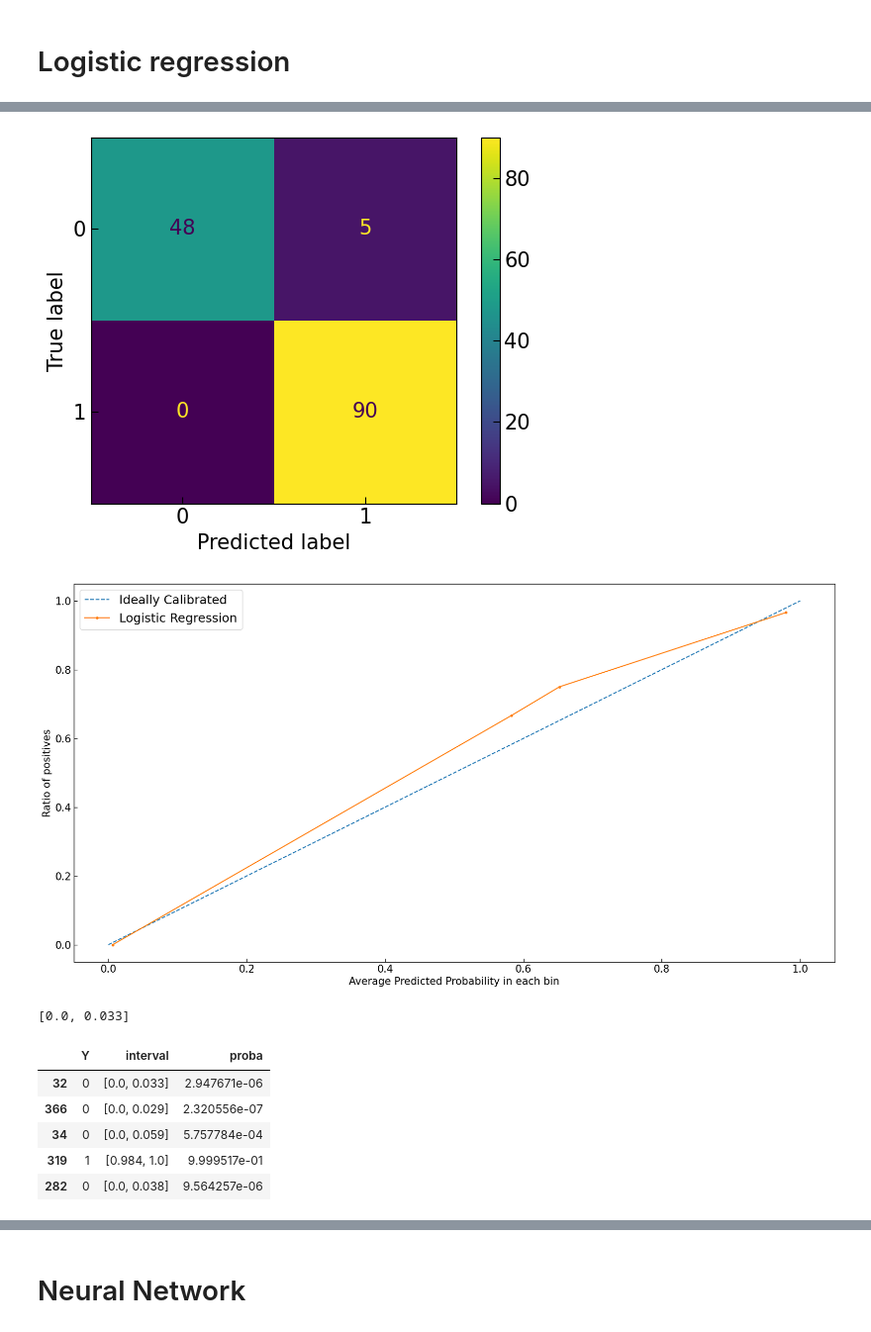
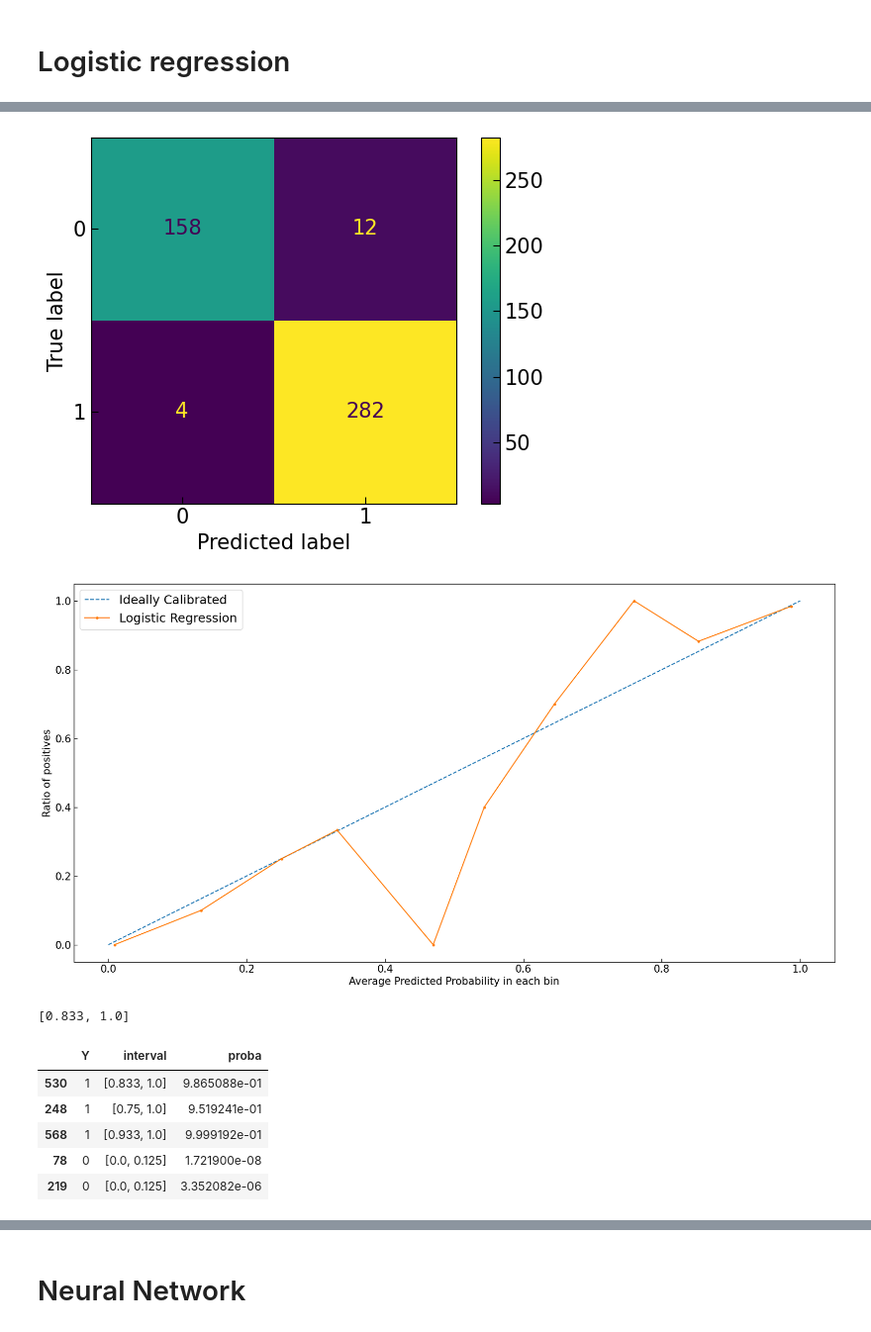
Before and after one commit to comeRodriguez/self_learning_with_venn_abers_predictors, a Jupyter notebook: notebooks/venn_abers/venn_abers_predictors.ipynb, the cells around one changed output, grey strips where cells are left out. Shown: that part at 99% size. Drawn from its saved outputs; the diff is of its cells as text; code cells hidden in the pictures.

```diff
--- a/notebooks/venn_abers/venn_abers_predictors.ipynb
+++ b/notebooks/venn_abers/venn_abers_predictors.ipynb
@@ -84,9 +90,9 @@ df.head()
 # %% [markdown]
 # Train-calibration-test split
 # %%
-X_t, X_test, Y_t, Y_test = train_test_split(df.drop("target", axis=1), df["target"], stratify=df["target"])
+X_t, X_test, Y_t, Y_test = train_test_split(df.drop("target", axis=1), df["target"], stratify=df["target"], train_size=0.2)
 # %%
-X_train, X_calib, Y_train, Y_calib = train_test_split(X_t, Y_t, stratify=Y_t)
+X_train, X_calib, Y_train, Y_calib = train_test_split(X_t, Y_t, stratify=Y_t, train_size=0.8)
 # %% [markdown]
 # Logistic regression
 # %%
@@ -126,25 +143,25 @@ disp = ConfusionMatrixDisplay.from_estimator(
 )
 plt.show()
 # %% [output]
-[figure, old version]
+[figure, new version]
 # %%
 plt.figure(figsize=(20, 10))
-prob_true, prob_pred = calibration_curve(Y_test, probas)
+prob_true, prob_pred = calibration_curve(Y_test, probas, n_bins=10)
 plt.plot([0, 1], [0, 1], linestyle = '--', label = 'Ideally Calibrated')
 
 # Plot model's calibration curve
 
 plt.plot(prob_pred, prob_true, marker = '.', label = 'Logistic Regression')
 
 
 leg = plt.legend(loc = 'upper left')
 
 plt.xlabel('Average Predicted Probability in each bin')
 
 plt.ylabel('Ratio of positives')
 plt.show()
 # %% [output]
-[figure, old version]
+[figure, new version]
 # %%
 def venn_abers(trained_classifier, calibration_features, test_instance, calibration_labels):
     if type(test_instance) == pd.Series:
@@ -168,7 +185,7 @@ def venn_abers(trained_classifier, calibration_features, test_instance, calibrat
 # %%
 venn_abers(logistic, X_calib, X_test[:1], Y_calib)
 # %% [output]
-[0.0, 0.033]
+[0.833, 1.0]
 # %%
 X_test_after = X_test.copy()
 X_test_after["interval"] = X_test_after.apply(lambda x: venn_abers(logistic, X_calib, x, Y_calib), axis=1)
@@ -179,11 +196,11 @@ dff = X_test_after[["Y", "interval", "proba"]].copy()
 dff.head()
 # %% [output]
 |  | Y | interval | proba |
-| 32 | 0 | [0.0, 0.033] | 2.947671e-06 |
-| 366 | 0 | [0.0, 0.029] | 2.320556e-07 |
-| 34 | 0 | [0.0, 0.059] | 5.757784e-04 |
-| 319 | 1 | [0.984, 1.0] | 9.999517e-01 |
-| 282 | 0 | [0.0, 0.038] | 9.564257e-06 |
+| 530 | 1 | [0.833, 1.0] | 9.865088e-01 |
+| 248 | 1 | [0.75, 1.0] | 9.519241e-01 |
+| 568 | 1 | [0.933, 1.0] | 9.999192e-01 |
+| 78 | 0 | [0.0, 0.125] | 1.721900e-08 |
+| 219 | 0 | [0.0, 0.125] | 3.352082e-06 |
 # %%
 dff["inf_prob"] = dff["interval"].apply(lambda x: x[0])
 dff["sup_prob"] = dff["interval"].apply(lambda x: x[1])
```
Also changed, not shown: parts of 12 cells of this notebook, 23 other files.
